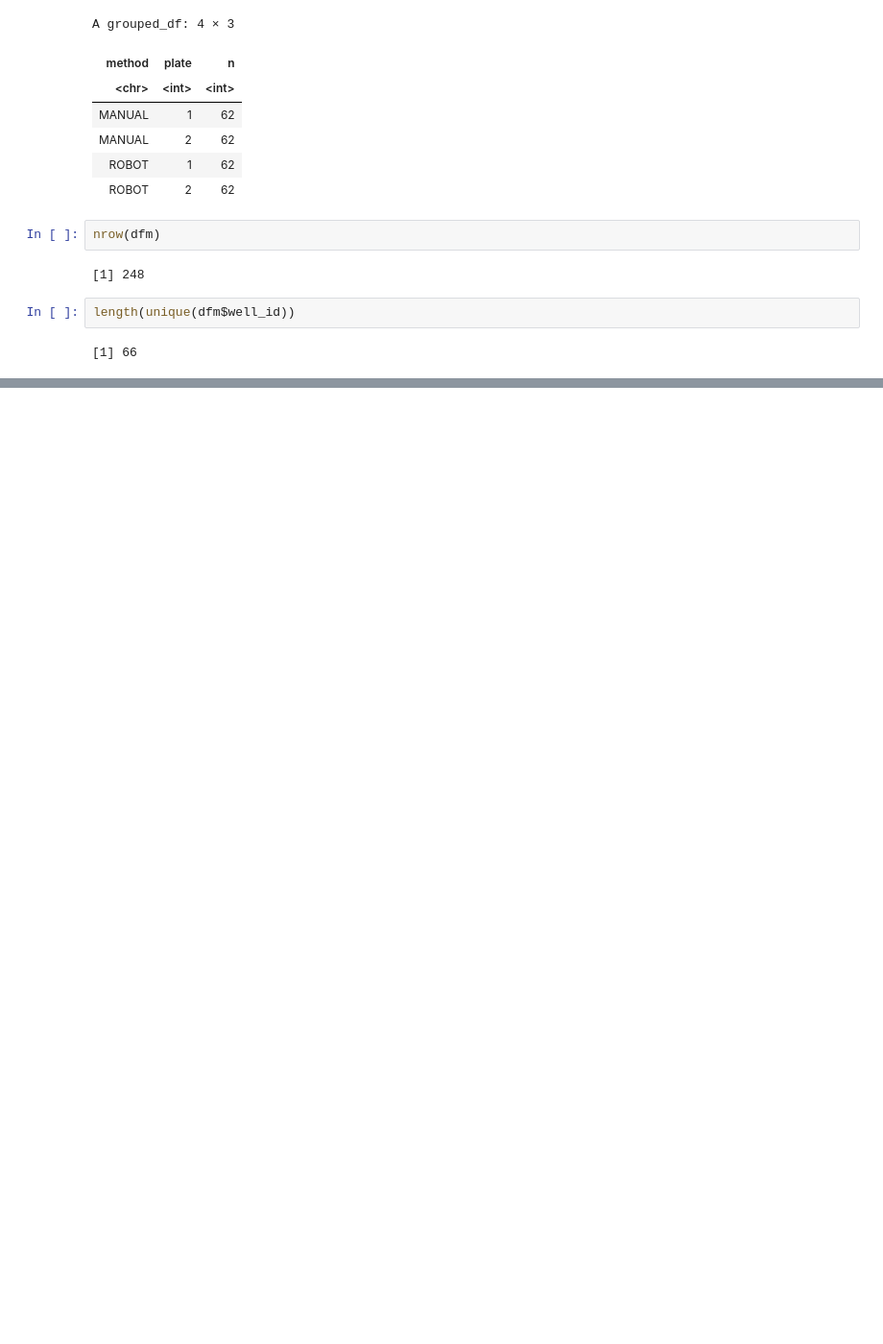
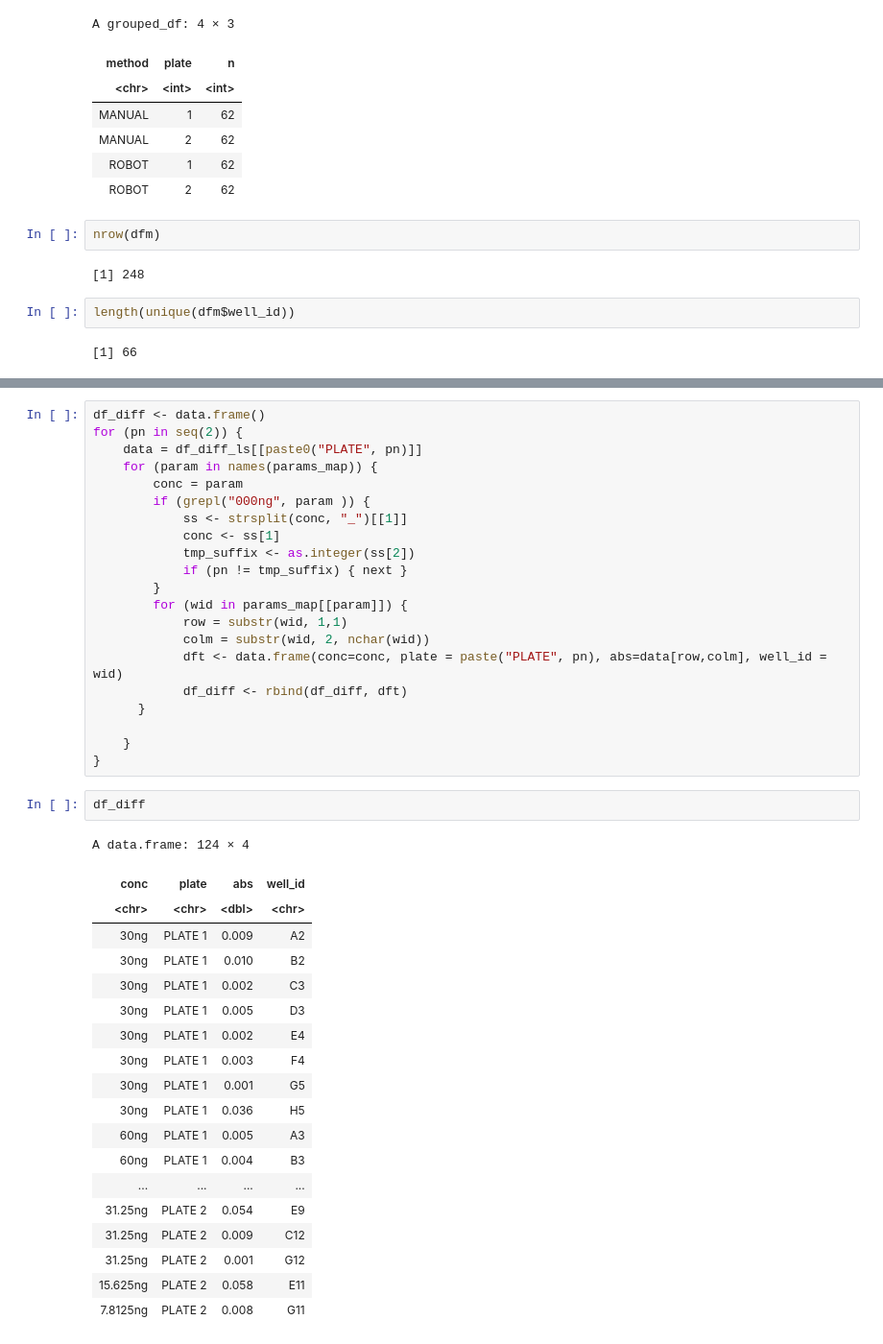
Before and after one commit to sktrinh12/bdb-R-python-nbks, a Jupyter notebook: corehead_data/uvvis_LEGO_script_test.ipynb, the cells around one changed output, grey strips where cells are left out. Shown at 96% size. Drawn from its saved outputs; the diff is of its cells as text; blank space fills up the shorter version.

```diff
--- a/corehead_data/uvvis_LEGO_script_test.ipynb
+++ b/corehead_data/uvvis_LEGO_script_test.ipynb
@@ -636,0 +706,43 @@ dfm %>%
+# %%
+df_diff <- data.frame()
+for (pn in seq(2)) {
+    data = df_diff_ls[[paste0("PLATE", pn)]]
+    for (param in names(params_map)) {
+        conc = param
+        if (grepl("000ng", param )) {
+            ss <- strsplit(conc, "_")[[1]]
+            conc <- ss[1]
+            tmp_suffix <- as.integer(ss[2])
+            if (pn != tmp_suffix) { next }
+        }
+        for (wid in params_map[[param]]) {
+            row = substr(wid, 1,1)
+            colm = substr(wid, 2, nchar(wid))
+            dft <- data.frame(conc=conc, plate = paste("PLATE", pn), abs=data[row,colm], well_id = wid)
+            df_diff <- rbind(df_diff, dft)
+      }
+
+    }
+}
+# %%
+df_diff
+# %% [output]
+A data.frame: 124 × 4
+| conc | plate | abs | well_id |
+| <chr> | <chr> | <dbl> | <chr> |
+| 30ng | PLATE 1 | 0.009 | A2 |
+| 30ng | PLATE 1 | 0.010 | B2 |
+| 30ng | PLATE 1 | 0.002 | C3 |
+| 30ng | PLATE 1 | 0.005 | D3 |
+| 30ng | PLATE 1 | 0.002 | E4 |
+| 30ng | PLATE 1 | 0.003 | F4 |
+| 30ng | PLATE 1 | 0.001 | G5 |
+| 30ng | PLATE 1 | 0.036 | H5 |
+| 60ng | PLATE 1 | 0.005 | A3 |
+| 60ng | PLATE 1 | 0.004 | B3 |
+| ... | ... | ... | ... |
+| 31.25ng | PLATE 2 | 0.054 | E9 |
+| 31.25ng | PLATE 2 | 0.009 | C12 |
+| 31.25ng | PLATE 2 | 0.001 | G12 |
+| 15.625ng | PLATE 2 | 0.058 | E11 |
+| 7.8125ng | PLATE 2 | 0.008 | G11 |
```
Also changed, not shown: parts of 17 cells of this notebook.
